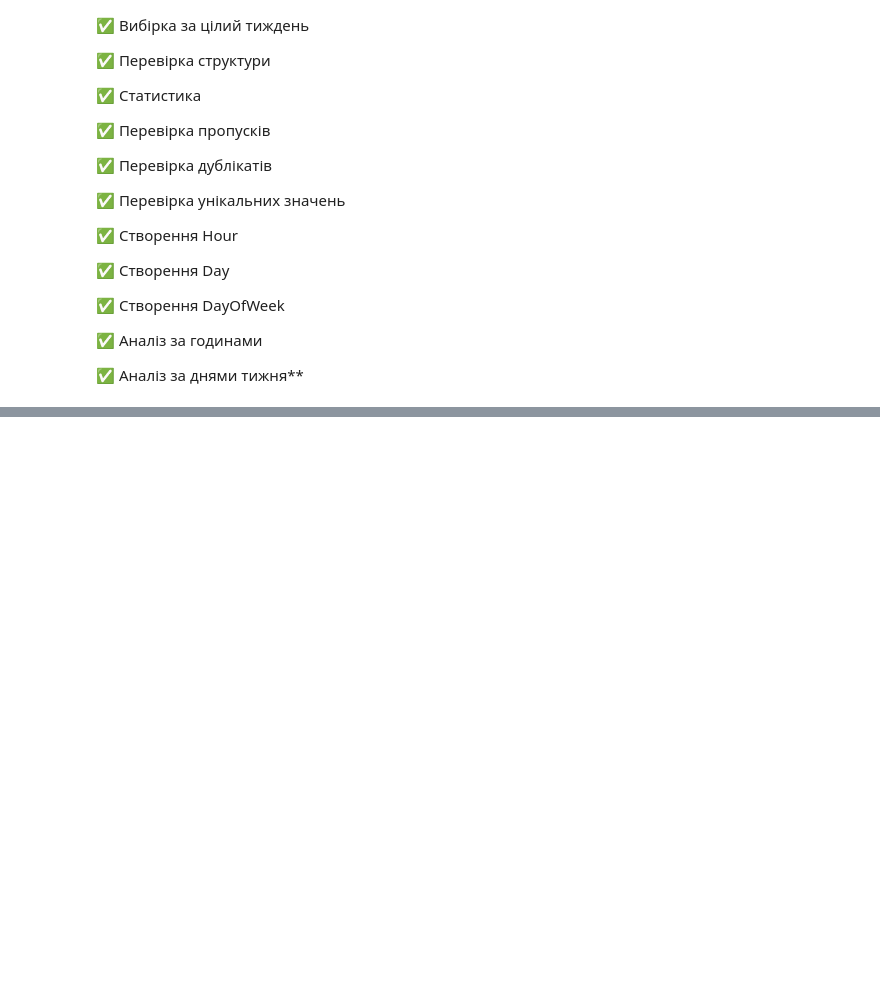
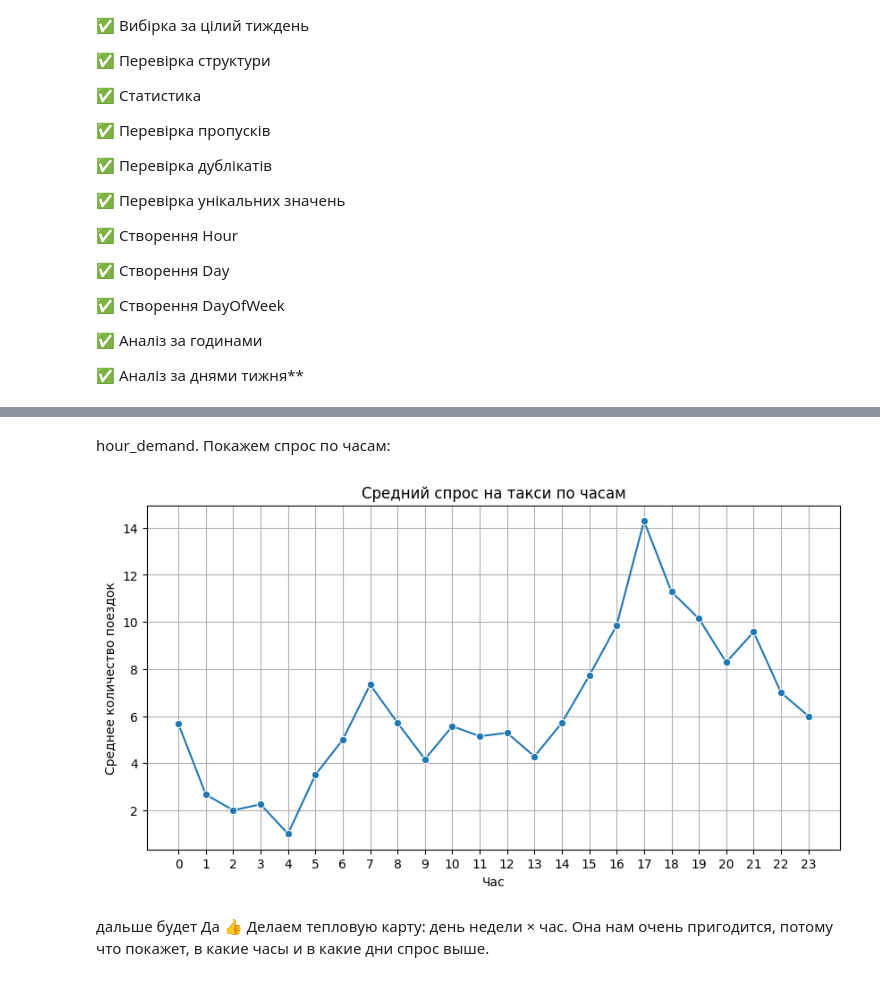
Before and after one commit to pavlenkosasha/MillionaireAPI, a Jupyter notebook: Uber_Pickups_in_New_York_City_PAVLENKO.ipynb, the cells around one changed output, grey strips where cells are left out. Saved outputs shown, nothing was run; the diff lists cells and outputs as text; code cells hidden in the pictures; blank space fills up the shorter version.

```diff
--- a/Uber_Pickups_in_New_York_City_PAVLENKO.ipynb
+++ b/Uber_Pickups_in_New_York_City_PAVLENKO.ipynb
@@ -248,0 +400,8 @@ plt.show()
+# %%
+hour_demand = (
+    target_df.groupby('Hour')['NumberOfTrips']
+    .mean()
+    .reset_index()
+)
+
+hour_demand
@@ -248,0 +509,25 @@ plt.show()
+# %% [markdown]
+hour_demand. Покажем спрос по часам:
+# %%
+plt.figure(figsize=(10, 5))
+
+sns.lineplot(
+    data=hour_demand,
+    x='Hour',
+    y='NumberOfTrips',
+    marker='o'
+)
+
+plt.title('Средний спрос на такси по часам')
+plt.xlabel('Час')
+plt.ylabel('Среднее количество поездок')
+
+plt.xticks(range(24))
+plt.grid()
+
+plt.show()
+# %% [output]
+[figure, added]
+# %% [markdown]
+дальше будет
+Да 👍 Делаем тепловую карту: день недели × час. Она нам очень пригодится, потому что покажет, в какие часы и в какие дни спрос выше.
```
Also changed, not shown: parts of 28 cells of this notebook.
